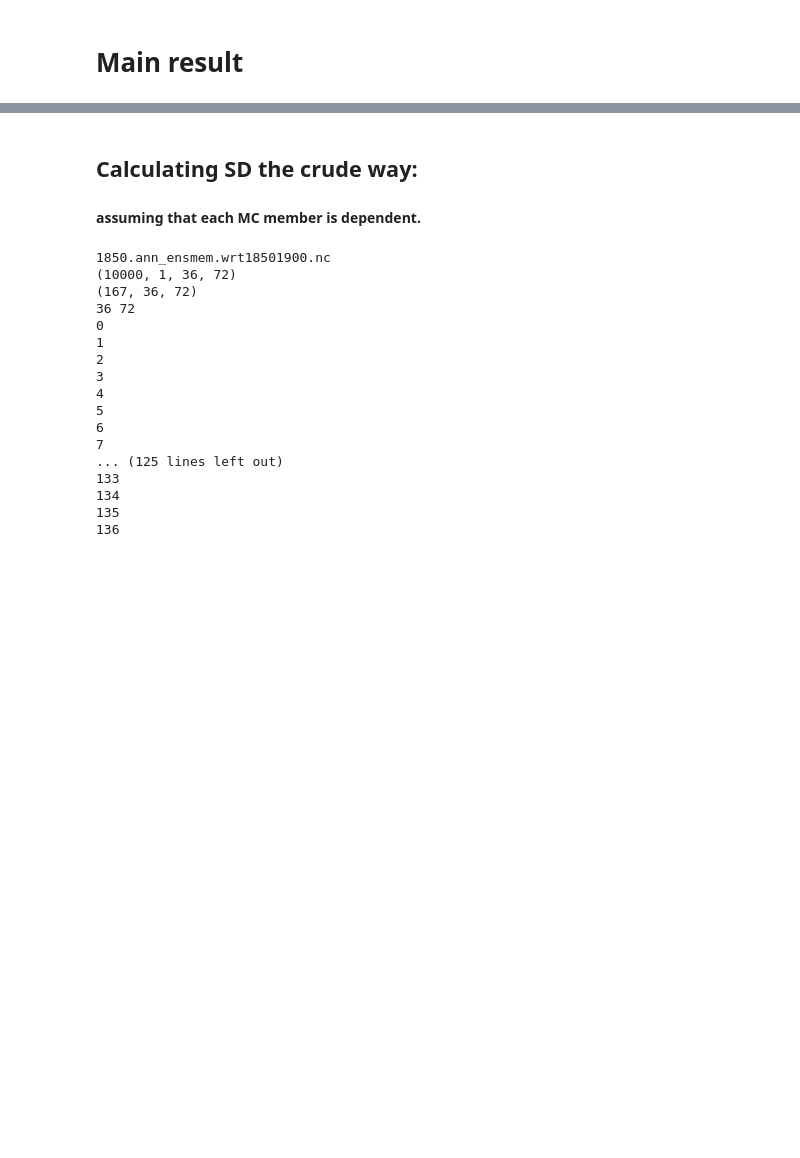
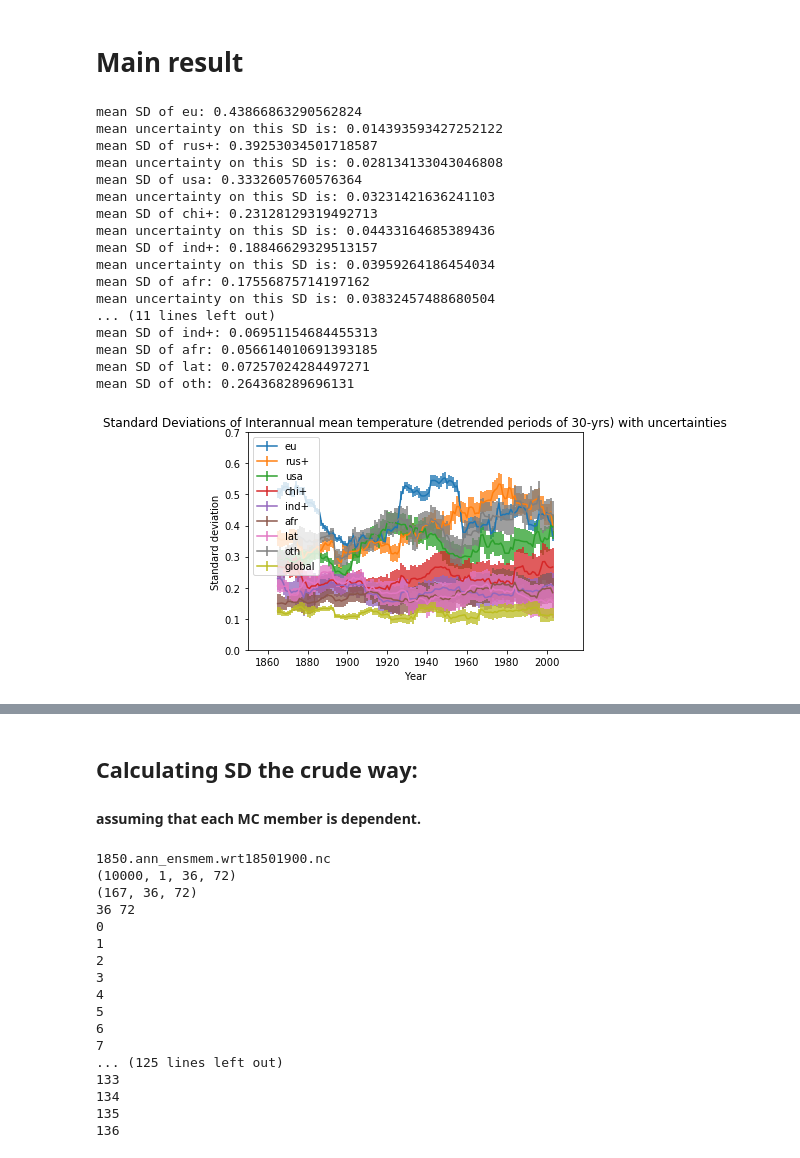
Before and after one commit to jkikstra/climvar, a Jupyter notebook: IlyasPastVariability.ipynb, the cells around one changed output, grey strips where cells are left out. Cells and saved outputs as stored; diff of their text form; code cells hidden in the pictures; blank space fills up the shorter version.

```diff
--- a/IlyasPastVariability.ipynb
+++ b/IlyasPastVariability.ipynb
@@ -644,5 +736,48 @@ plt.legend(regions)
 # %% [markdown]
 # Main result
+# %%
+## plot SDs with uncertainty ranges:
+for rgn in range(8):
+    plt.errorbar(range((startyr + math.floor(climateperiod/2)), (endyr+1 - math.ceil(climateperiod/2))), regional_std[rgn, math.floor(climateperiod/2):(numyears_data - math.ceil(climateperiod/2))], SDsOfSDs[rgn], label = regions[rgn+1])
+plt.errorbar(range((startyr + math.floor(climateperiod/2)), (endyr+1 - math.ceil(climateperiod/2))), global_std[math.floor(climateperiod/2):(numyears_data - math.ceil(climateperiod/2))], SDsOfSDs_global, label = 'global')
+plt.xlim(startyr, endyr)
+plt.ylim(0, 0.7)
+plt.title('Standard Deviations of Interannual mean temperature (detrended periods of 30-yrs) with uncertainties')
+plt.legend(loc = 'upper left')
+plt.xlabel('Year')
+plt.ylabel('Standard deviation')
+
+
+
+    # print mean SDs
+for rgn in range(numregions):
+    print('mean SD of ' + str(regions[rgn+1]) + ': ' + str(np.nanmean(regional_std[rgn])))
+    print('mean uncertainty on this SD is: ' + str(np.nanmean(SDsOfSDs[rgn])))
+print('global mean SD' + ' ' + str(np.nanmean(global_std)))
+print('mean uncertainty on this SD is: ' + str(np.nanmean(SDsOfSDs_global)))
+
+print('Thus, subtracting the mean interannual SD of the global annual temperatures, the regions will have left:')
+for rgn in range(numregions):
+    print('mean SD of ' + str(regions[rgn+1]) + ': ' + str(np.nanmean(regional_std[rgn])-np.nanmean(global_std)))
+# %% [output]
+mean SD of eu: 0.43866863290562824
+mean uncertainty on this SD is: 0.014393593427252122
+mean SD of rus+: 0.39253034501718587
+mean uncertainty on this SD is: 0.028134133043046808
+mean SD of usa: 0.3332605760576364
+mean uncertainty on this SD is: 0.03231421636241103
+mean SD of chi+: 0.23128129319492713
+mean uncertainty on this SD is: 0.04433164685389436
+mean SD of ind+: 0.18846629329513157
+mean uncertainty on this SD is: 0.03959264186454034
+mean SD of afr: 0.17556875714197162
+mean uncertainty on this SD is: 0.03832457488680504
+... (11 lines left out)
+mean SD of ind+: 0.06951154684455313
+mean SD of afr: 0.056614010691393185
+mean SD of lat: 0.07257024284497271
+mean SD of oth: 0.264368289696131
+[figure, added]
 # %%
 ## plot SDs with uncertainty ranges:
 for rgn in range(8):
```
Also changed, not shown: parts of 15 cells of this notebook.
